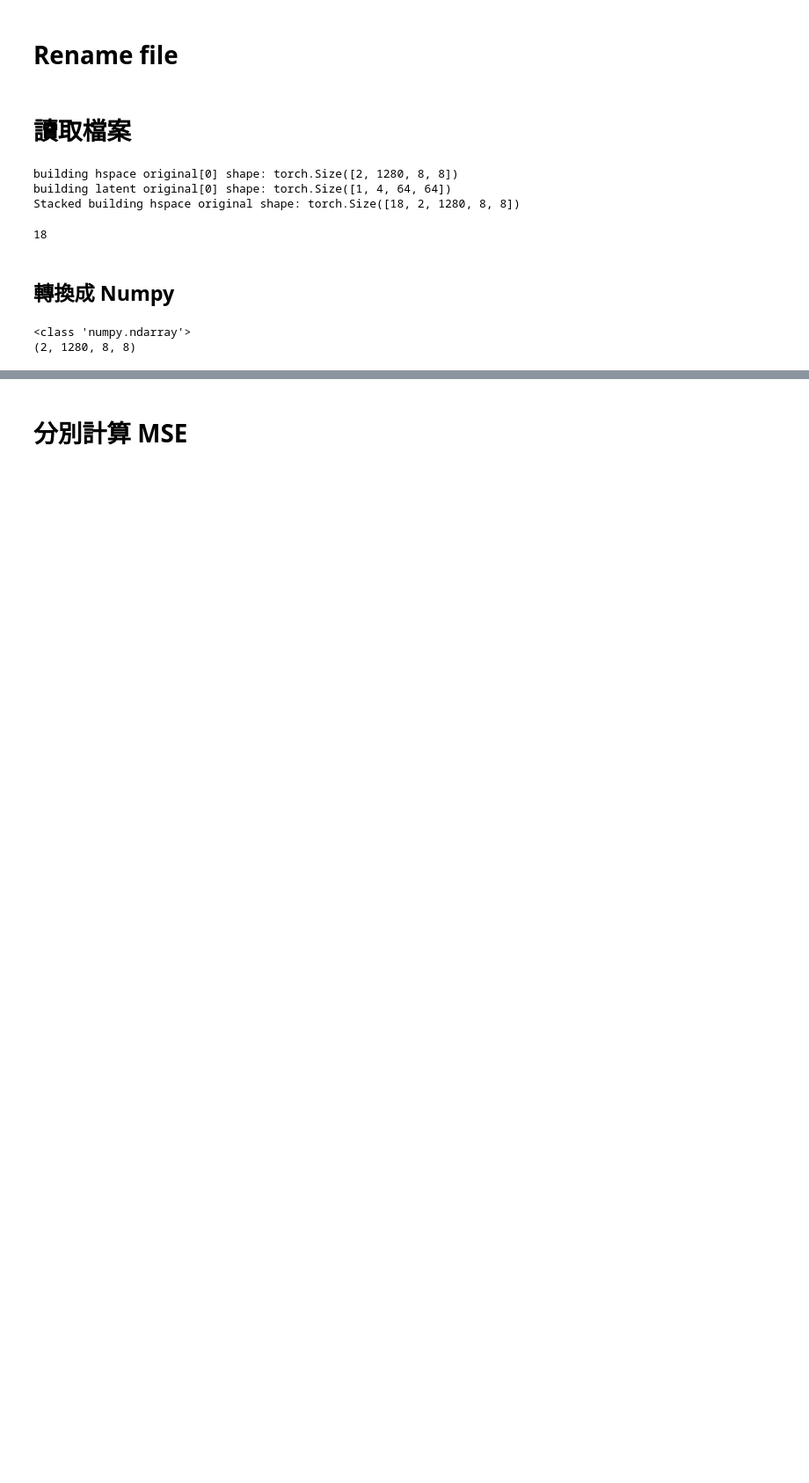
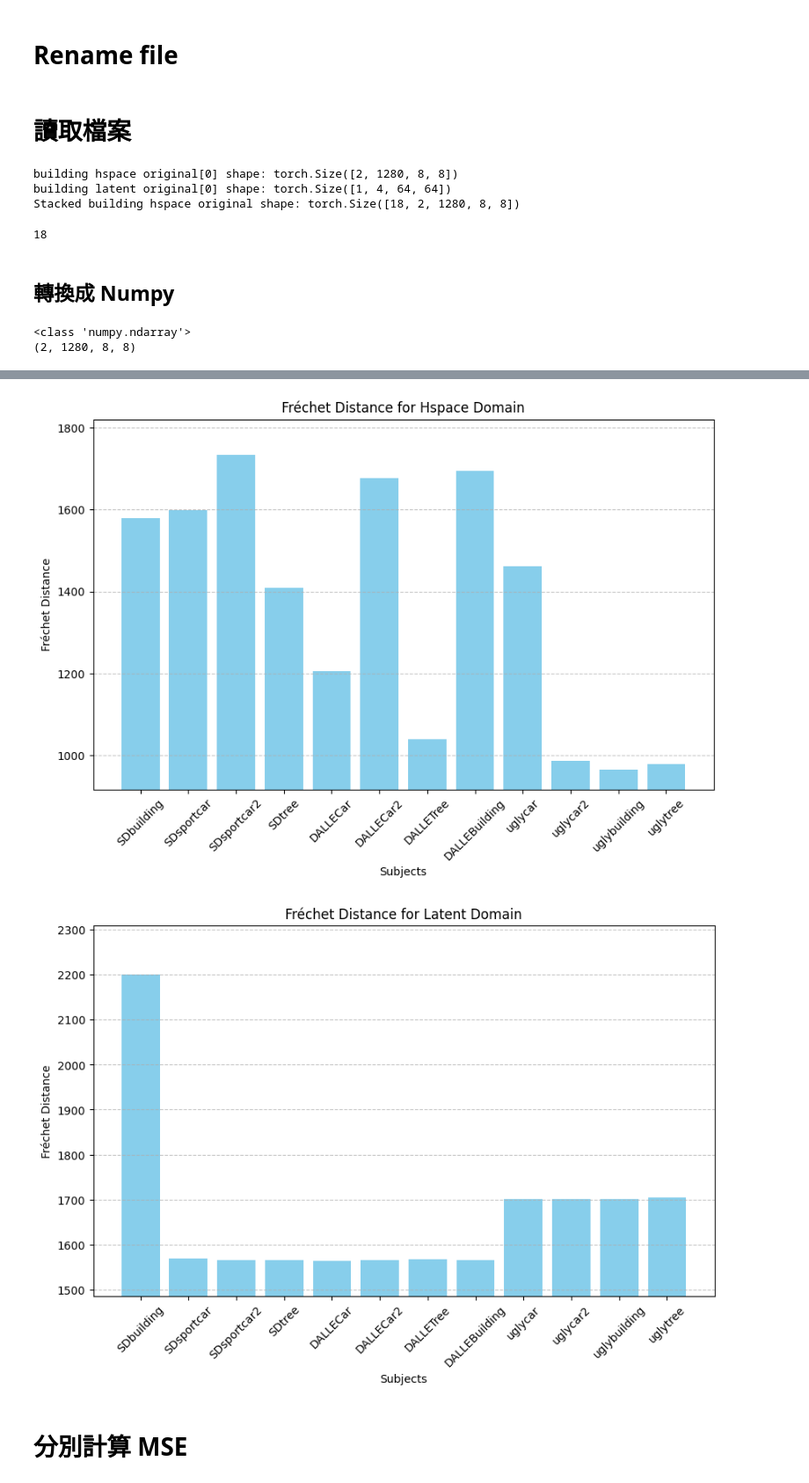
Before and after one commit to HAYU9013/FDana, a Jupyter notebook: analyze/analyze.ipynb, the cells around one changed output, grey strips where cells are left out. Shown at 88% size. Saved outputs shown, nothing was run; the diff lists cells and outputs as text; code cells hidden in the pictures; blank space fills up the shorter version.

```diff
--- a/analyze/analyze.ipynb
+++ b/analyze/analyze.ipynb
@@ -55,7 +112,7 @@ def load_latent_file(filepath):
     sd = safetensors.torch.load_file(filepath)
     return sd['latent_tensor']
 
-def load_all_data(base_dirs=["hspace", "latent"], subjects=["building", "sportcar", "sportcar2", "tree"], types=["original", "addnoise"], num_files=18):
+def load_all_data(base_dirs=["hspace", "latent"], subjects=subjects, types=data_types, num_files=18):
     data = {}
     for subject in subjects:
         data[subject] = {"hspace": {}, "latent": {}}
@@ -82,12 +139,12 @@ def load_all_data(base_dirs=["hspace", "latent"], subjects=["building", "sportca
 data_dict = load_all_data()
 
 # 檢查其中一個 subject 的資料形狀，例如 building 的 hspace original 第一筆
-print("building hspace original[0] shape:", data_dict["building"]["hspace"]["original"][0].shape)
-print("building latent original[0] shape:", data_dict["building"]["latent"]["original"][0].shape)
+print("building hspace original[0] shape:", data_dict["SDbuilding"]["hspace"]["original"][0].shape)
+print("building latent original[0] shape:", data_dict["SDbuilding"]["latent"]["original"][0].shape)
 
 # 之後即可將 data_dict 的 tensor list 轉換為 tensor 後做 MSE 與 Fréchet Distance 計算
 # 例如：將 building 的 hspace original 列表轉成 tensor
-building_hspace_original = torch.stack(data_dict["building"]["hspace"]["original"])
+building_hspace_original = torch.stack(data_dict["SDbuilding"]["hspace"]["original"])
 print("Stacked building hspace original shape:", building_hspace_original.shape)
 # %% [output]
 building hspace original[0] shape: torch.Size([2, 1280, 8, 8])
@@ -210,0 +204,10 @@ NameError: name 'fd_results' is not defined
+# %%
+domains = ["hspace", "latent"]
+# all_subjects = ["building", "sportcar", "sportcar2", "tree", "uglycat", "DALLEFish", "DALLEForest", "photo_band", "photo_food"]
+all_subjects = subjects
+for domain in domains:
+    print(f"in {domain}")
+    for subject in all_subjects:
+        P = data_dict[subject][domain]["original"]
+        Q = data_dict[subject][domain]["addnoise"]
+        print(f"{subject} Fréchet Distance: {frechet_distance(P, Q)}")
@@ -210,0 +232,29 @@ NameError: name 'fd_results' is not defined
+# %%
+import matplotlib.pyplot as plt
+
+# Initialize a dictionary to store Fréchet distances
+fd_results = {domain: {} for domain in domains}
+
+# Calculate Fréchet distances for all subjects in each domain
+for domain in domains:
+    for subject in all_subjects:
+        P = data_dict[subject][domain]["original"]
+        Q = data_dict[subject][domain]["addnoise"]
+        fd_results[domain][subject] = frechet_distance(P, Q).item()
+
+# Plot the Fréchet distances for each domain
+for domain in domains:
+    plt.figure(figsize=(10, 6))
+    subjects = list(fd_results[domain].keys())
+    fd_values = list(fd_results[domain].values())
+    plt.bar(subjects, fd_values, color='skyblue')
+    plt.xlabel("Subjects")
+    plt.ylabel("Fréchet Distance")
+    plt.title(f"Fréchet Distance for {domain.capitalize()} Domain")
+    plt.xticks(rotation=45)
+    plt.ylim(min(fd_values) * 0.95, max(fd_values) * 1.05)  # Adjust y-axis limits
+    plt.grid(axis="y", linestyle="--", alpha=0.7)
+    plt.show()
+# %% [output]
+[figure, added]
+[figure, added]
```
Also changed, not shown: parts of 10 cells of this notebook, 1 other file.
